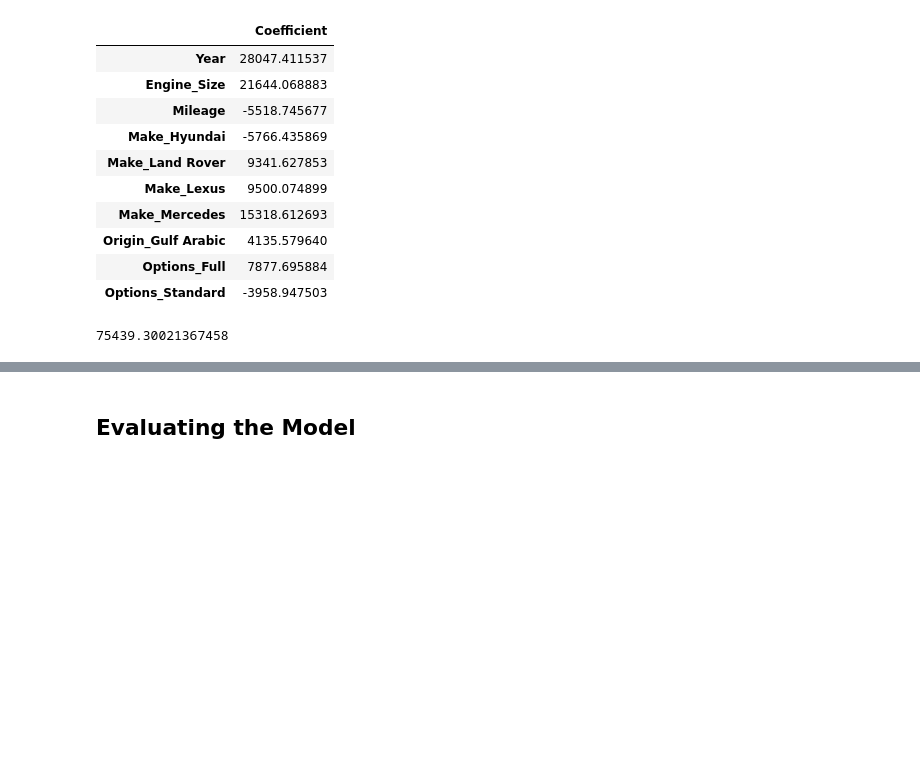
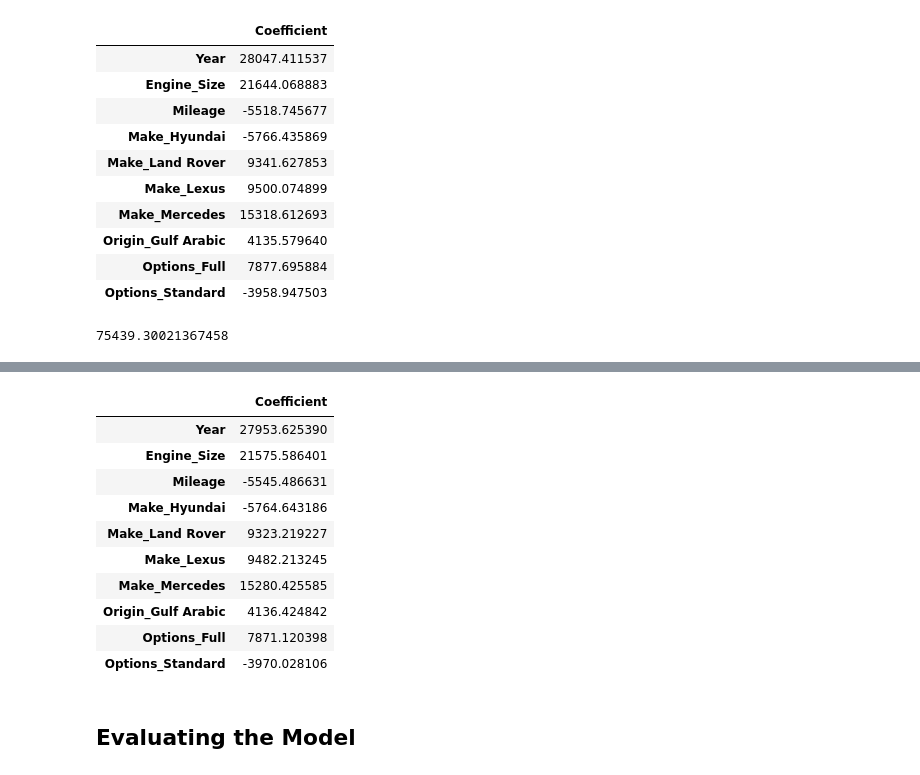
Before and after one commit to Tw-0l/Saudi_Used_Cars_Data_Analysis_and_ML_Project, a Jupyter notebook: ML - Linear_Regression.ipynb, the cells around one changed output, grey strips where cells are left out. Saved outputs shown, nothing was run; the diff lists cells and outputs as text; code cells hidden in the pictures; blank space fills up the shorter version.

```diff
--- a/ML - Linear_Regression.ipynb
+++ b/ML - Linear_Regression.ipynb
@@ -275,2 +293,2 @@ LinearRegression()
 # %%
-# grid_search.fit(X_train_scaled, y_train)
+grid_search.fit(X_train_scaled, y_train)
@@ -276,0 +300,2 @@ LinearRegression()
+# %%
+grid_search_lasso.fit(X_train_scaled, y_train)
@@ -291,0 +324,6 @@ y_pred = model.predict(X_test_scaled)
+# %%
+# Best hyperparameter
+print("Best parameters found: ", grid_search_lasso.best_params_)
+
+# Best model
+best_ridge = grid_search_lasso.best_estimator_
@@ -315,3 +385,18 @@ print(model.intercept_)
+# %%
+coeff_df = pd.DataFrame(best_ridge.coef_,X.columns,columns=['Coefficient'])
+coeff_df
+# %% [output]
+|  | Coefficient |
+| Year | 27953.625390 |
+| Engine_Size | 21575.586401 |
+| Mileage | -5545.486631 |
+| Make_Hyundai | -5764.643186 |
+| Make_Land Rover | 9323.219227 |
+| Make_Lexus | 9482.213245 |
+| Make_Mercedes | 15280.425585 |
+| Origin_Gulf Arabic | 4136.424842 |
+| Options_Full | 7871.120398 |
+| Options_Standard | -3970.028106 |
 # %% [markdown]
 ## Evaluating the Model
 # %% [markdown]
```
Also changed, not shown: parts of 16 cells of this notebook.
